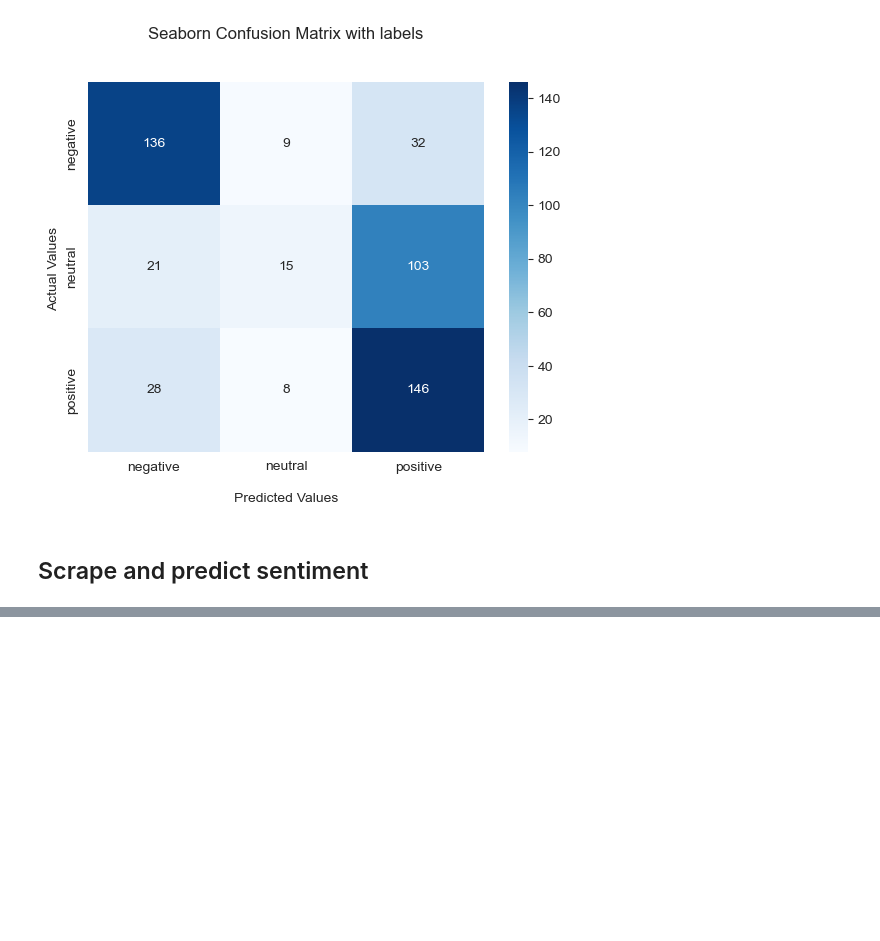
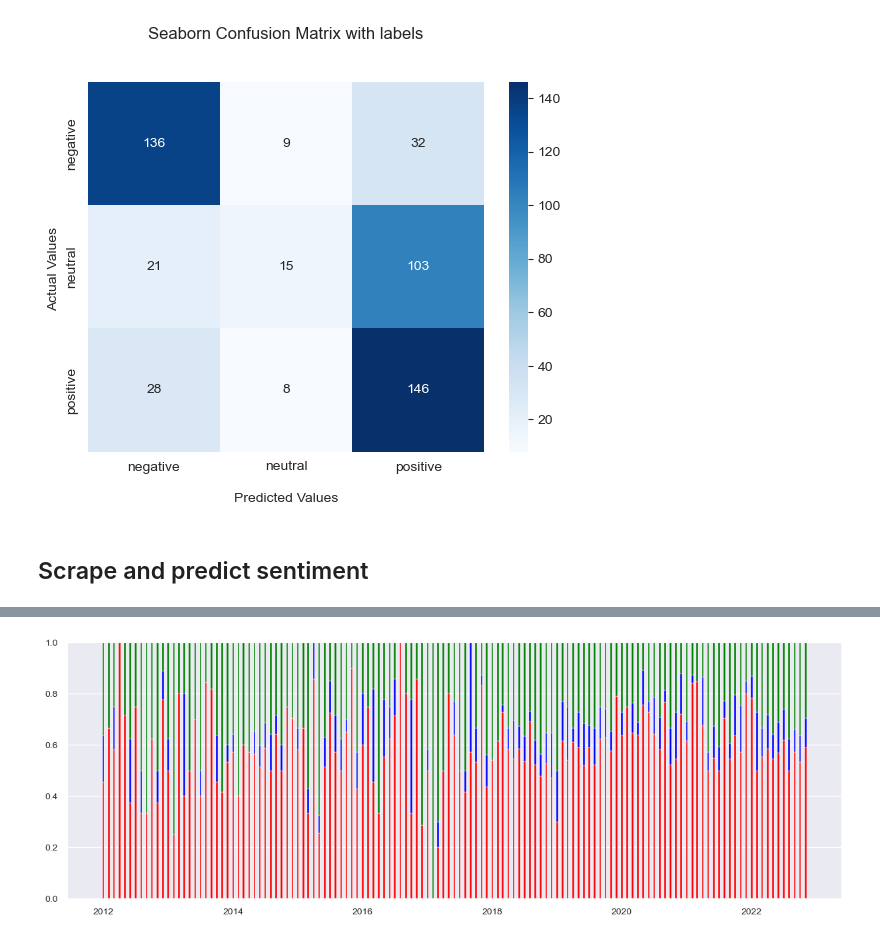
Before and after one commit to jmniederle/product-sentiment, a Jupyter notebook: visualisation.ipynb, the cells around one changed output, grey strips where cells are left out. Drawn from its saved outputs; the diff is of its cells as text; code cells hidden in the pictures; blank space fills up the shorter version.

```diff
--- a/visualisation.ipynb
+++ b/visualisation.ipynb
@@ -166,10 +182,28 @@ def plot_stacked_bar(tweet_df):
 
     sentiment_month['ratio'] = sentiment_month.apply(get_percentage, axis=1)
 
-    negative = sentiment_month[sentiment_month['sentiment'] == 'negative']['ratio'].to_numpy()
-    neutral = sentiment_month[sentiment_month['sentiment'] == 'neutral']['ratio'].to_numpy()
-    positive = sentiment_month[sentiment_month['sentiment'] == 'positive']['ratio'].to_numpy()
-    dates = sentiment_month[sentiment_month['sentiment'] == 'negative']['date'].to_list()
+    month_array = np.repeat(sentiment_month['date'].unique(), 3)
+    sent_array = ['negative', 'neutral', 'positive'] * len(sentiment_month['date'].unique())
+
+    df_montly_sentiment = pd.DataFrame({"date": month_array, "sentiment": sent_array, "ratio": np.zeros(len(month_array))})
+
+
+    def get_ratio(x):
+        ratio = sentiment_month[(sentiment_month['sentiment'] == x['sentiment']) & (sentiment_month['date'] == x['date'])]['ratio']
+        if not len(ratio) == 0:
+            return ratio.iloc[0]
+
+        else:
+            return 0
+
+
+    df_montly_sentiment['ratio'] =  df_montly_sentiment.apply(get_ratio, axis=1)
+    df_montly_sentiment = df_montly_sentiment.sort_values('date', ignore_index=True)
+
+    negative = df_montly_sentiment[df_montly_sentiment['sentiment'] == 'negative']['ratio'].to_numpy()
+    neutral = df_montly_sentiment[df_montly_sentiment['sentiment'] == 'neutral']['ratio'].to_numpy()
+    positive = df_montly_sentiment[df_montly_sentiment['sentiment'] == 'positive']['ratio'].to_numpy()
+    dates = df_montly_sentiment[df_montly_sentiment['sentiment'] == 'negative']['date'].to_list()
 
     fig, ax = plt.subplots(1,1, figsize=(15,5))
     ax.bar(dates, negative, width=10, color='r')
@@ -177,7 +211,7 @@ def plot_stacked_bar(tweet_df):
     ax.bar(dates, positive, width=10, bottom=negative+neutral, color='g')
 
     plt.show()
-    return sentiment_month
+    return df_montly_sentiment
 # %%
 #plt.style.use('dark_background')
 plt.style.use('seaborn-notebook')
@@ -205,3 +218,7 @@ plot_stacked_bar(tweet_df)
+# %%
+sent_month = plot_stacked_bar(tweet_df)
+# %% [output]
+[figure, added]
 # %%
 plot_date_dist(tweet_df)
 # %% [output]
```
Also changed, not shown: parts of 17 cells of this notebook, 8 other files.
